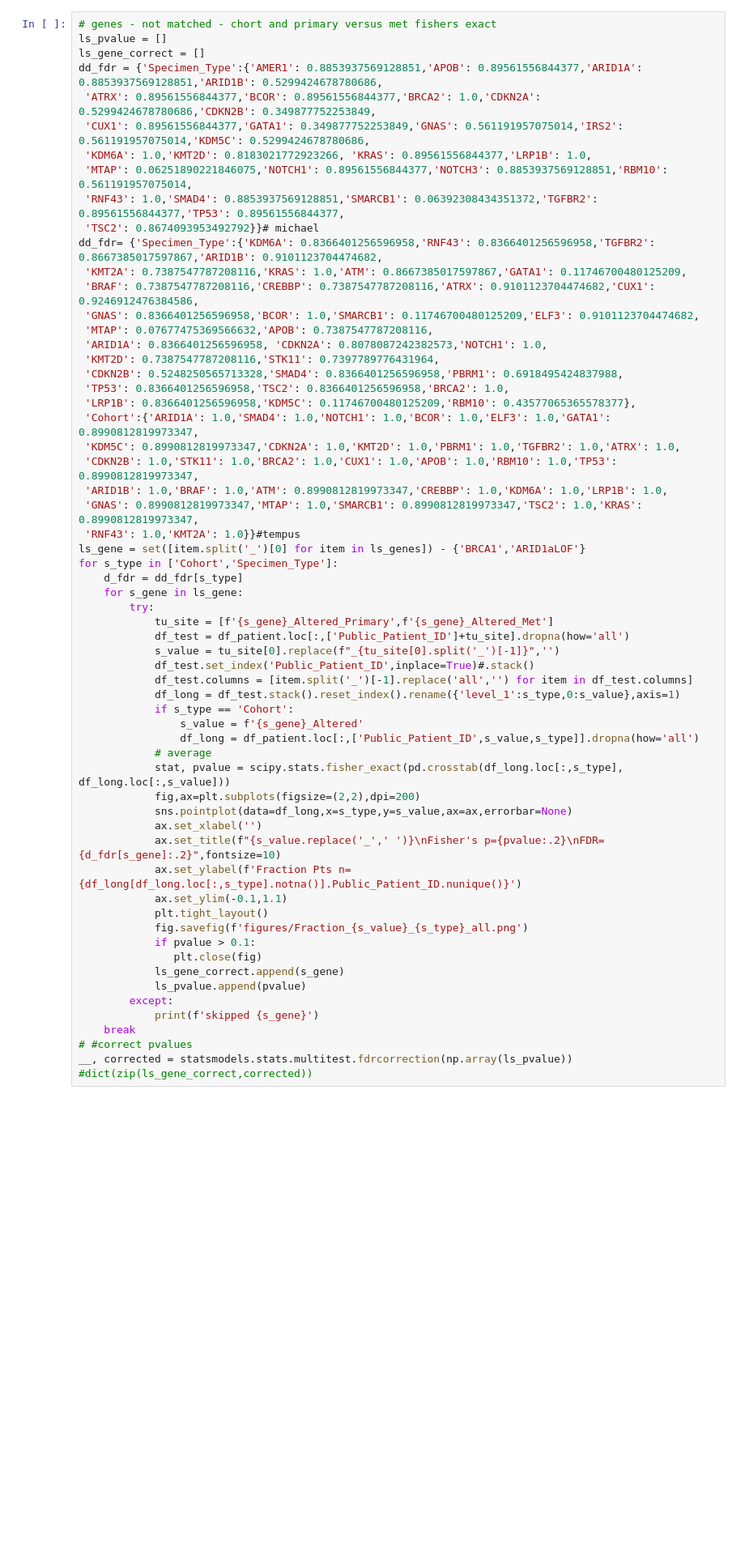
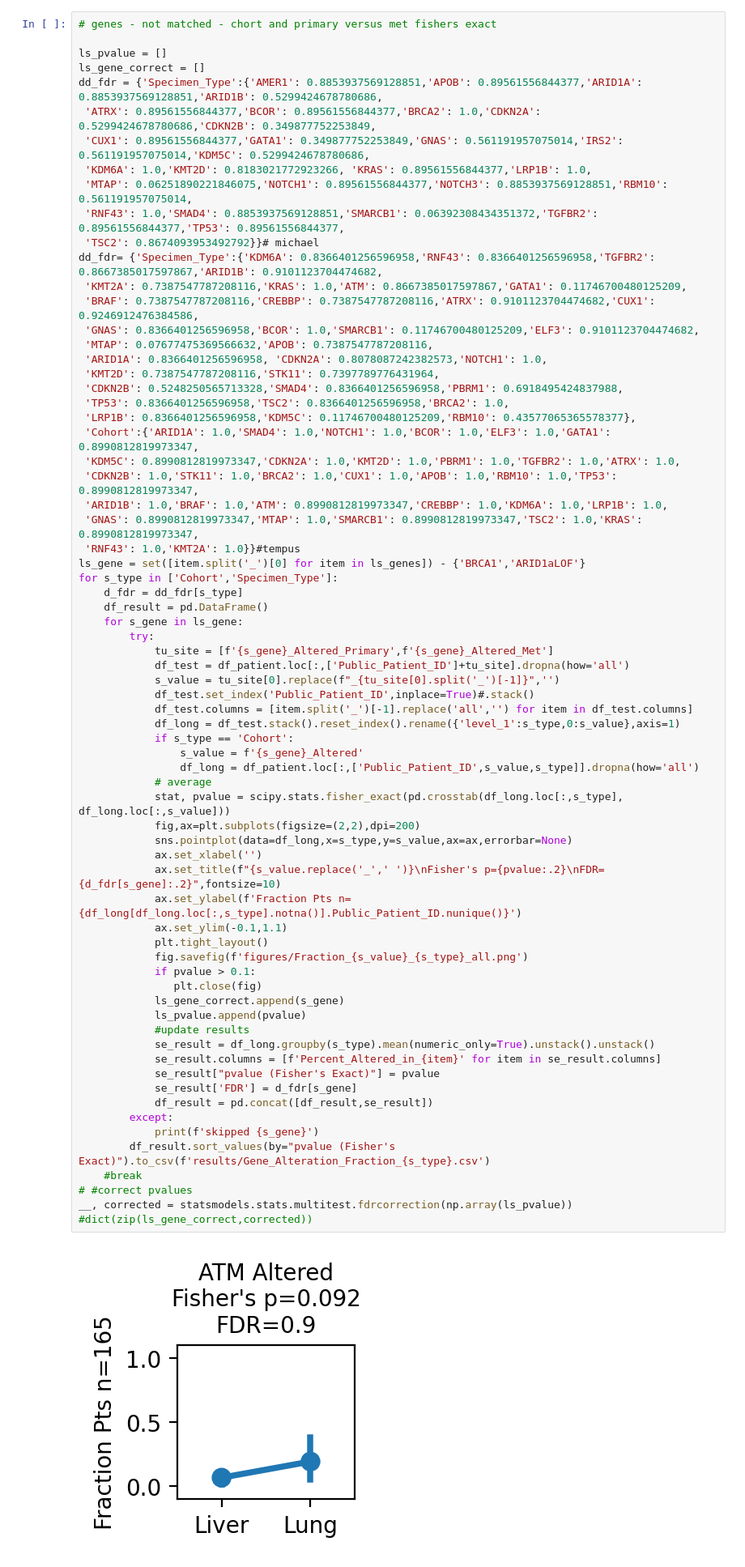
Before and after one commit to engjen/Liver_Lung_PDAC, a Jupyter notebook: 20221025_PDAC_pipeline_Link.ipynb, the cells around one changed output. Shown at 81% size. Saved outputs shown, nothing was run; the diff lists cells and outputs as text; blank space fills up the shorter version.

```diff
--- a/20221025_PDAC_pipeline_Link.ipynb
+++ b/20221025_PDAC_pipeline_Link.ipynb
@@ -1860,5 +1944,6 @@ ax.set_xlabel('No. Alterations Different')
 # %%
 # genes - not matched - chort and primary versus met fishers exact
+
 ls_pvalue = []
 ls_gene_correct = []
 dd_fdr = {'Specimen_Type':{'AMER1': 0.8853937569128851,'APOB': 0.89561556844377,'ARID1A': 0.8853937569128851,'ARID1B': 0.5299424678780686,
@@ -1887,34 +1972,44 @@ dd_fdr= {'Specimen_Type':{'KDM6A': 0.8366401256596958,'RNF43': 0.836640125659695
 ls_gene = set([item.split('_')[0] for item in ls_genes]) - {'BRCA1','ARID1aLOF'}
 for s_type in ['Cohort','Specimen_Type']:
     d_fdr = dd_fdr[s_type]
+    df_result = pd.DataFrame()
     for s_gene in ls_gene:
         try:
             tu_site = [f'{s_gene}_Altered_Primary',f'{s_gene}_Altered_Met']
             df_test = df_patient.loc[:,['Public_Patient_ID']+tu_site].dropna(how='all')
             s_value = tu_site[0].replace(f"_{tu_site[0].split('_')[-1]}",'')
             df_test.set_index('Public_Patient_ID',inplace=True)#.stack()
             df_test.columns = [item.split('_')[-1].replace('all','') for item in df_test.columns]
             df_long = df_test.stack().reset_index().rename({'level_1':s_type,0:s_value},axis=1)
             if s_type == 'Cohort':
                 s_value = f'{s_gene}_Altered'
                 df_long = df_patient.loc[:,['Public_Patient_ID',s_value,s_type]].dropna(how='all')
             # average
             stat, pvalue = scipy.stats.fisher_exact(pd.crosstab(df_long.loc[:,s_type], df_long.loc[:,s_value]))
             fig,ax=plt.subplots(figsize=(2,2),dpi=200)
             sns.pointplot(data=df_long,x=s_type,y=s_value,ax=ax,errorbar=None)
             ax.set_xlabel('')
             ax.set_title(f"{s_value.replace('_',' ')}\nFisher's p={pvalue:.2}\nFDR={d_fdr[s_gene]:.2}",fontsize=10)
             ax.set_ylabel(f'Fraction Pts n={df_long[df_long.loc[:,s_type].notna()].Public_Patient_ID.nunique()}')
             ax.set_ylim(-0.1,1.1)
             plt.tight_layout()
             fig.savefig(f'figures/Fraction_{s_value}_{s_type}_all.png')
             if pvalue > 0.1:
                plt.close(fig)
             ls_gene_correct.append(s_gene)
             ls_pvalue.append(pvalue)
+            #update results
+            se_result = df_long.groupby(s_type).mean(numeric_only=True).unstack().unstack()
+            se_result.columns = [f'Percent_Altered_in_{item}' for item in se_result.columns]
+            se_result["pvalue (Fisher's Exact)"] = pvalue
+            se_result['FDR'] = d_fdr[s_gene]
+            df_result = pd.concat([df_result,se_result])
         except:
             print(f'skipped {s_gene}')
-    break
+        df_result.sort_values(by="pvalue (Fisher's Exact)").to_csv(f'results/Gene_Alteration_Fraction_{s_type}.csv')
+    #break
 # #correct pvalues
 __, corrected = statsmodels.stats.multitest.fdrcorrection(np.array(ls_pvalue))
 #dict(zip(ls_gene_correct,corrected))
+# %% [output]
+[figure, added]
```
Also changed, not shown: parts of 27 cells of this notebook, 1 other file.
